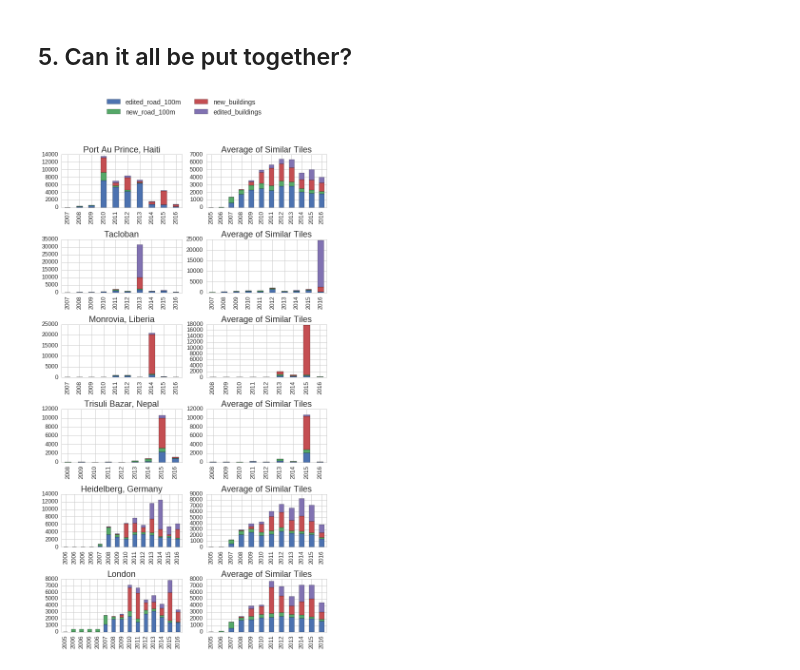
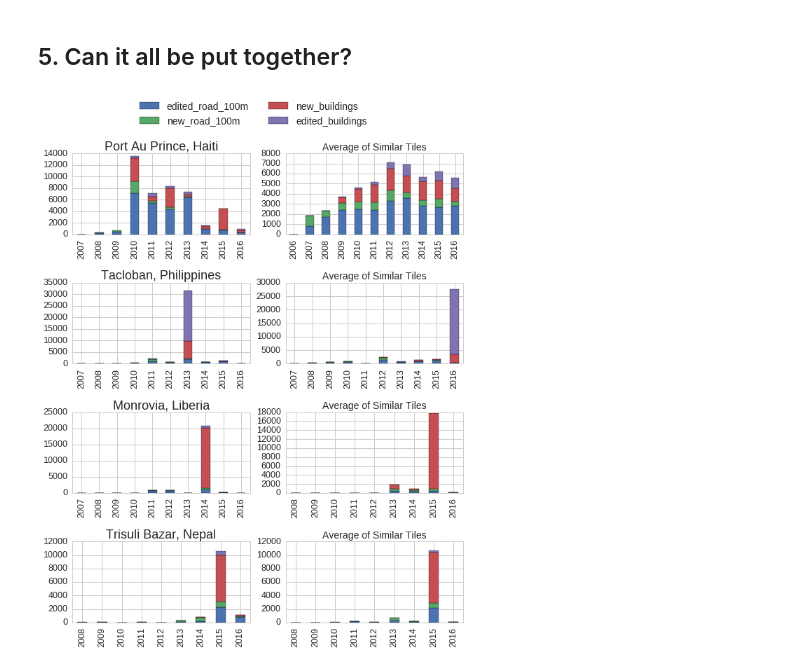
Before and after one commit to jenningsanderson/contributor-centric-qa, a Jupyter notebook: Metric 4 - Stages of Growth.ipynb, the cells around one changed output. Drawn from its saved outputs; the diff is of its cells as text; code cells hidden in the pictures.

```diff
--- a/Metric 4 - Stages of Growth.ipynb
+++ b/Metric 4 - Stages of Growth.ipynb
@@ -33,3 +33,6 @@ for idx,tile in enumerate(study_tiles):
 8 Manhattan, NY
 # %%
-study_tiles = [study_tiles[i] for i in [0,2,4,1,6,7,8,3]]
+study_tiles = [study_tiles[i] for i in [0,2,4,1,6,7]]
+# %%
+for idx,tile in enumerate(study_tiles):
+    print(idx, tile['name'])
@@ -36,5 +46,5 @@ study_tiles = [study_tiles[i] for i in [0,2,4,1,6,7,8,3]]
 # %%
-NROWS = 4
+NROWS = 3
 NCOLS = 2
 FIGSIZE = (15,25)
 WSPACE=0.3
@@ -80,7 +90,7 @@ for tile in study_tiles:
 ## Edited Objects Overtime
 # %%
 plt.style.use('seaborn-whitegrid')
-fig, axs = plt.subplots(nrows=NROWS, ncols=NCOLS, figsize=FIGSIZE, facecolor='w', edgecolor='k')
+fig, axs = plt.subplots(nrows=2, ncols=3, figsize=(15,8), facecolor='w', edgecolor='k')
 plt.subplots_adjust(wspace=WSPACE, hspace=HSPACE)
 axes = list(axs.ravel())
 
@@ -116,10 +126,12 @@ for (idx, tile), ax in zip(enumerate(study_tiles), axes):
     #     ax.set_xticklabels(df.year)
 
     ax.legend_.remove()
+    ax.set_xlabel('')
     handles, labels = ax.get_legend_handles_labels()
 
     ax.set_title(tile['name'], fontsize=18)
 
 plt.figlegend(handles,labels,
-              loc = ('upper center'), ncol=4, fontsize=18)
+              loc = ('upper center'), ncol=4, fontsize=15)
+None
 # %% [output]
@@ -409,10 +420,10 @@ plt.figlegend(handles,labels,#("Percent New Buildings", "Percent Edited Building
 ## 5. Can it all be put together?
 # %%
 plt.style.use('seaborn-whitegrid')
-fig, axs = plt.subplots(nrows=6, ncols=2, figsize=(10,18), facecolor='w', edgecolor='k')
+fig, axs = plt.subplots(nrows=4, ncols=2, figsize=(10,12), facecolor='w', edgecolor='k')
 plt.subplots_adjust(wspace=0.2, hspace=0.6)
 
-for idx, tile in enumerate(study_tiles[:6]):
+for idx, tile in enumerate(study_tiles[:4]):
 
     this_row=axs[idx]
 
@@ -422,32 +433,32 @@ for idx, tile in enumerate(study_tiles[:6]):
 
     buildings = tile['df'][['new_buildings','edited_buildings','year']].copy()
 
     total_roads_and_buildings = roads[['edited_road_100m','new_road_100m','year']].merge(buildings, on='year')
     total_roads_and_buildings.plot(ax=this_row[0],kind='bar',stacked=True,x='year')
 
     this_row[0].set_title(tile['name'], fontsize=18)
 
     #Now create compare tiles:
-    this_row[1].set_title("Average of Similar Tiles",fontsize=18)
+    this_row[1].set_title("Average of Similar Tiles",fontsize=14)
 
     tile['compare_avg']['year'] = tile['compare_avg'].index.values
 
     compare_roads = tile['compare_avg'][['new_road_km','edited_road_km','year']].copy()
     compare_roads['new_road_100m'] = compare_roads.new_road_km*10
     compare_roads['edited_road_100m'] = compare_roads.edited_road_km*10
 
     compare_buildings = tile['compare_avg'][['new_buildings','edited_buildings','year']].copy()
 
     compare_total_roads_and_buildings = compare_roads[['edited_road_100m','new_road_100m','year']].merge(compare_buildings, on='year')
     compare_total_roads_and_buildings.plot(ax=this_row[1],kind='bar',stacked=True,x='year')
 
     for ax in this_row:
         ax.legend_.remove()
         ax.set_xlabel("")
     handles, labels = this_row[1].get_legend_handles_labels()
 
 plt.figlegend(handles,labels,
               loc = ('upper center'), ncol=2, fontsize=14)
 None
 # %% [output]
-[figure, old version]
+[figure, new version]
```
Also changed, not shown: parts of 13 cells of this notebook.
